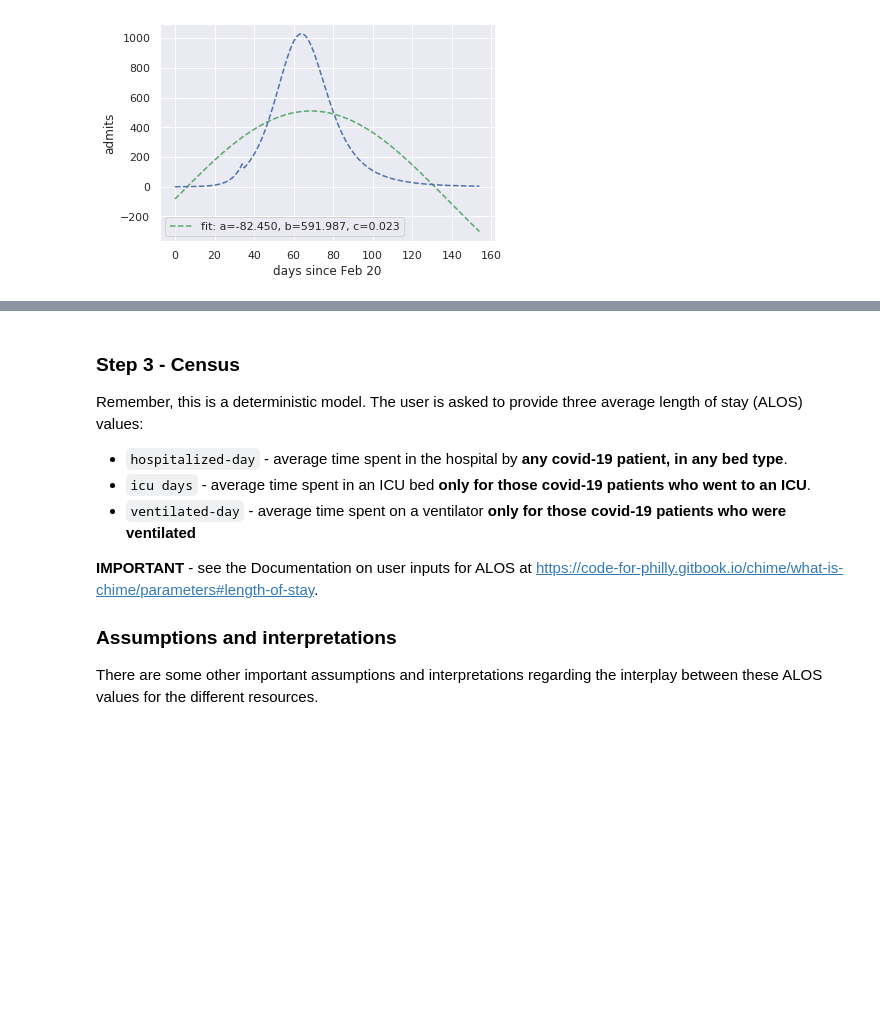
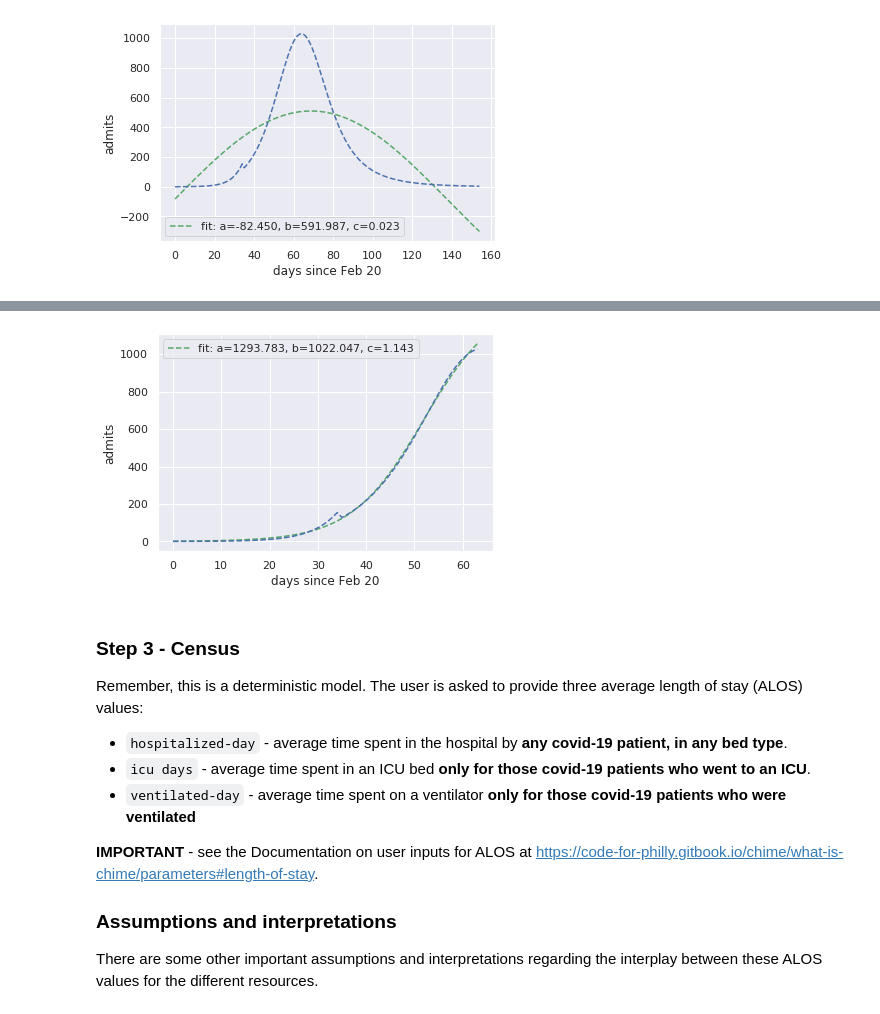
Before and after one commit to misken/c19, a Jupyter notebook: mychime/modeling/chime_flow_resources_p2.ipynb, the cells around one changed output, grey strips where cells are left out. Saved outputs shown, nothing was run; the diff lists cells and outputs as text; code cells hidden in the pictures; blank space fills up the shorter version.

```diff
--- a/mychime/modeling/chime_flow_resources_p2.ipynb
+++ b/mychime/modeling/chime_flow_resources_p2.ipynb
@@ -267,0 +286,3 @@ plt.show()
+# %%
+x_peak = np.argmax(y_act)
+y_act_1 = y_act[:x_peak]
@@ -268,3 +302,13 @@ plt.show()
+# %%
+plt.plot(x1, logistic_func(x1, *popt), 'g--',
+         label='fit: a={:5.3f}, b={:5.3f}, c={:5.3f}'.format(*popt))
+plt.plot(x1, y_act_1, 'b--')
+plt.xlabel('days since Feb 20')
+plt.ylabel('admits')
+plt.legend()
+plt.show()
+# %% [output]
+[figure, added]
 # %% [markdown]
 ### Step 3 - Census
 Remember, this is a deterministic model. The user is asked to provide three average length of stay (ALOS) values:
```
Also changed, not shown: parts of 8 cells of this notebook.
